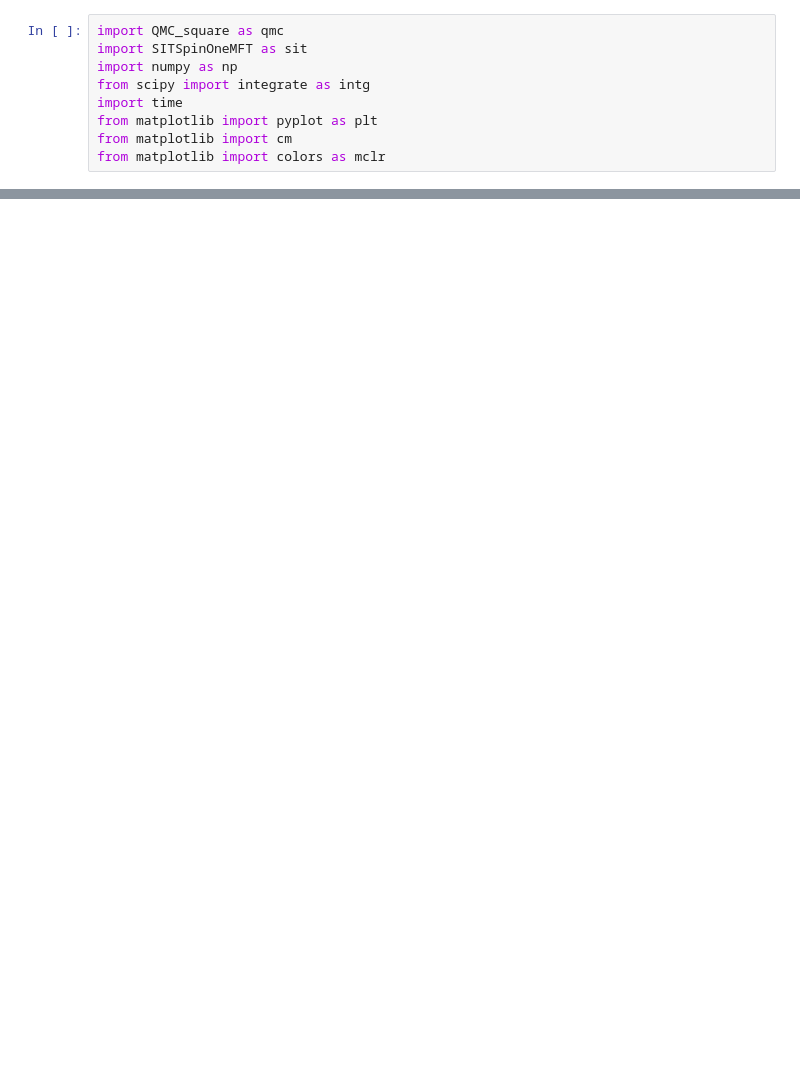
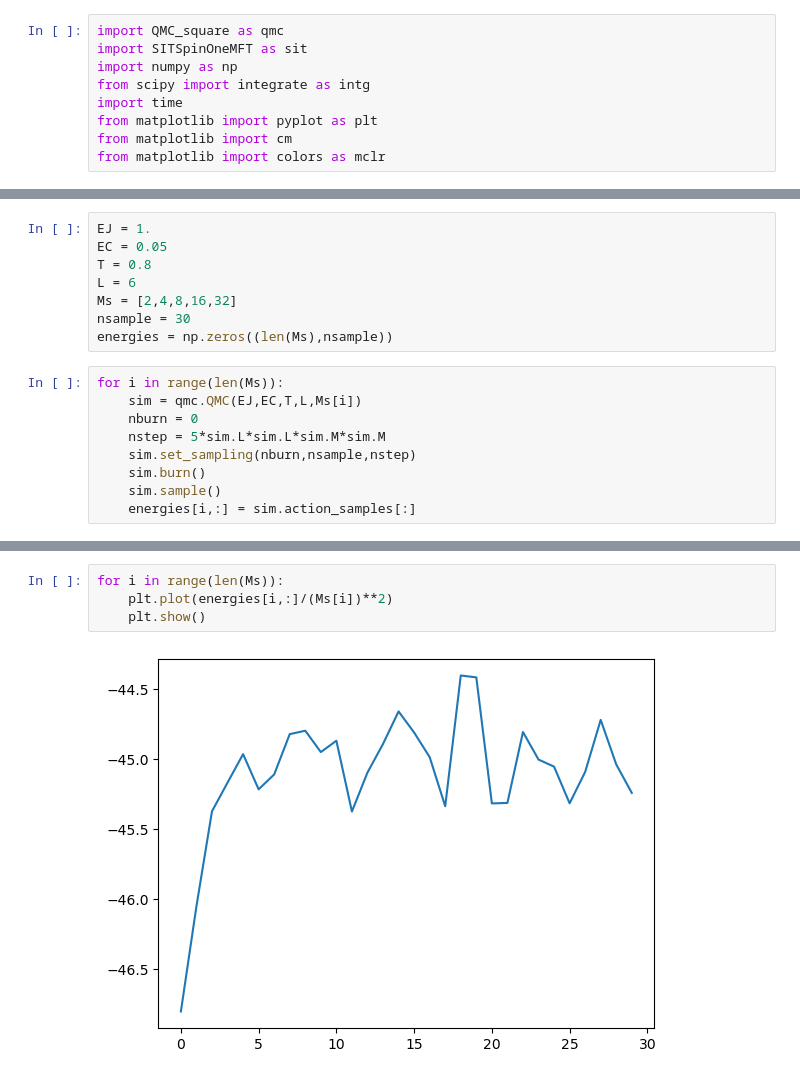
Before and after one commit to j-curtis/QMC_XY_rotor, a Jupyter notebook: testing.ipynb, the cells around one changed output, grey strips where cells are left out. Saved outputs shown, nothing was run; the diff lists cells and outputs as text; blank space fills up the shorter version.

```diff
--- a/testing.ipynb
+++ b/testing.ipynb
@@ -271,0 +285,17 @@ plt.show()
+# %%
+EJ = 1.
+EC = 0.05
+T = 0.8
+L = 6
+Ms = [2,4,8,16,32]
+nsample = 30
+energies = np.zeros((len(Ms),nsample))
+# %%
+for i in range(len(Ms)):
+    sim = qmc.QMC(EJ,EC,T,L,Ms[i])
+    nburn = 0
+    nstep = 5*sim.L*sim.L*sim.M*sim.M
+    sim.set_sampling(nburn,nsample,nstep)
+    sim.burn()
+    sim.sample()
+    energies[i,:] = sim.action_samples[:]
@@ -271,0 +321,6 @@ plt.show()
+# %%
+for i in range(len(Ms)):
+    plt.plot(energies[i,:]/(Ms[i])**2)
+    plt.show()
+# %% [output]
+[figure, added]
```
Also changed, not shown: parts of 16 cells of this notebook, 1 other file.
